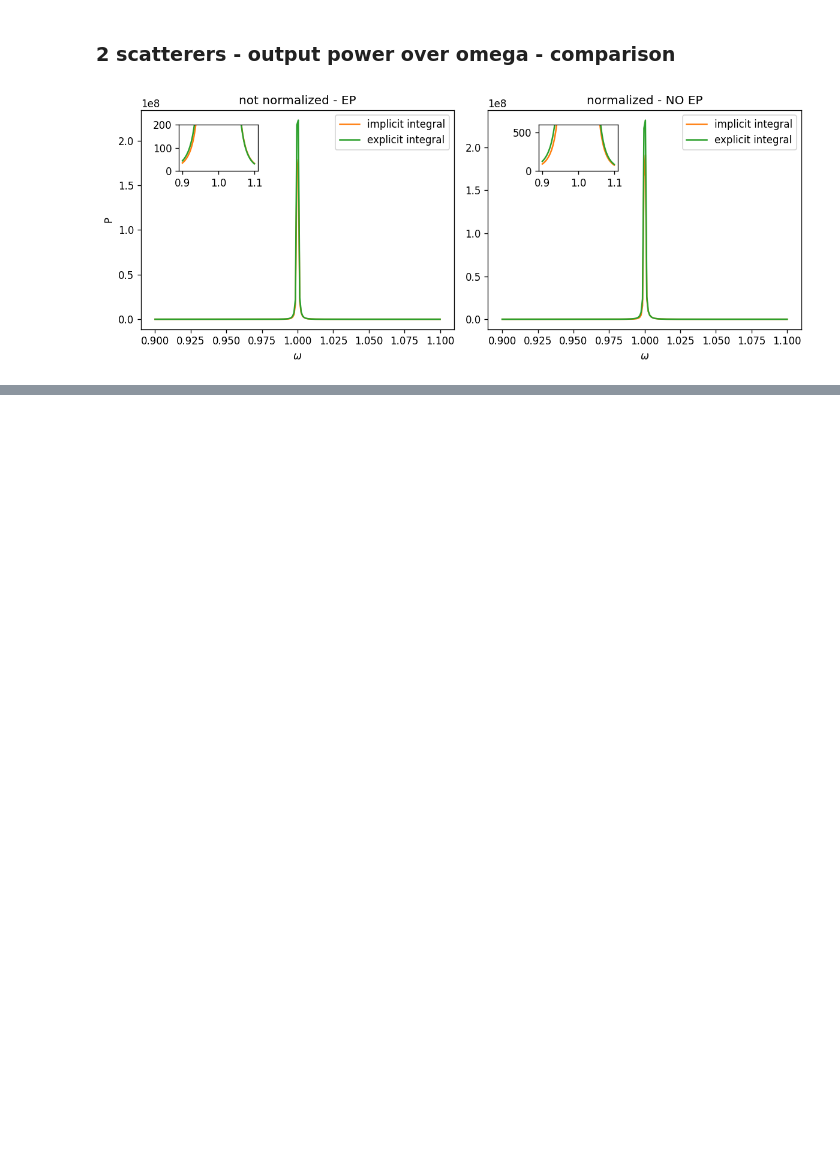
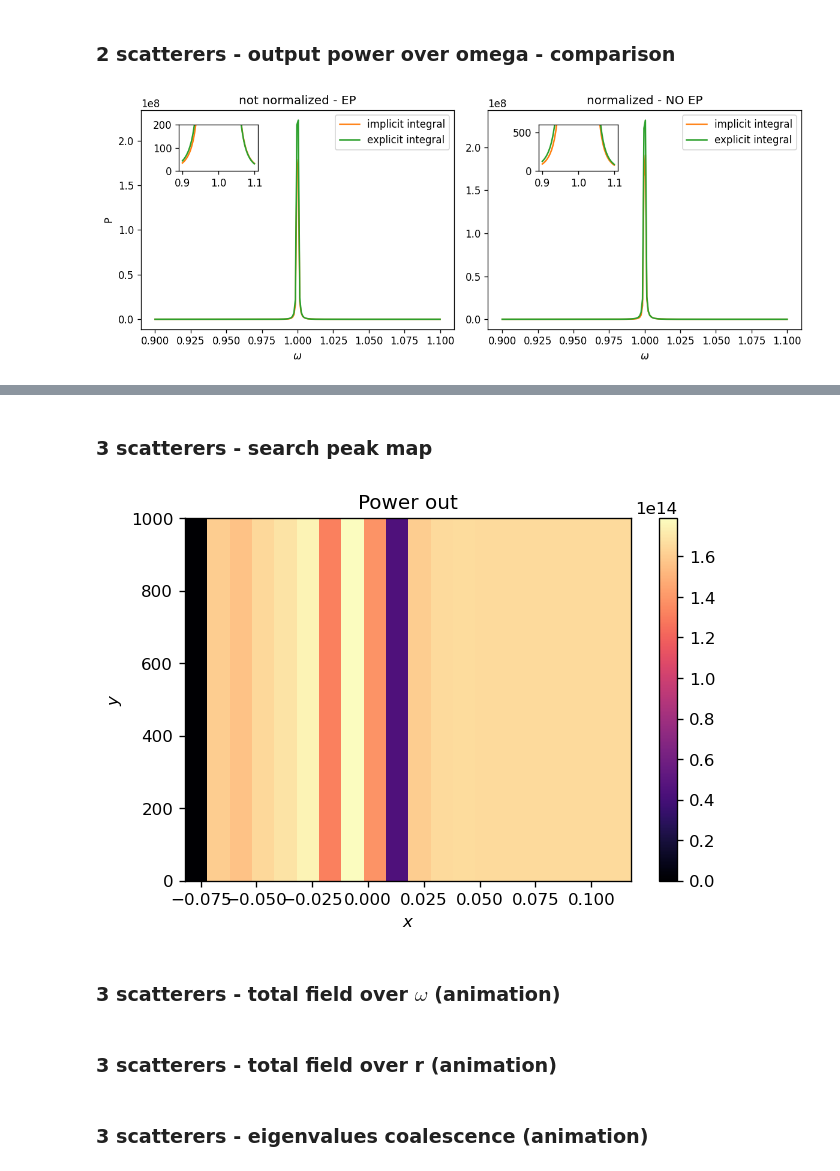
Before and after one commit to mekise/graph-theory-dda, a Jupyter notebook: notebooks/plot.ipynb, the cells around one changed output, grey strips where cells are left out. Cells and saved outputs as stored; diff of their text form; code cells hidden in the pictures; blank space fills up the shorter version.

```diff
--- a/notebooks/plot_2scatt.ipynb
+++ b/notebooks/plot.ipynb
@@ -246,0 +295,27 @@ plt.show()
+# %% [markdown]
+### 3 scatterers - search peak map
+# %%
+fig, ax = plt.subplots(dpi=120)
+plt.gcf().set_facecolor("white") # set white background
+
+xx = searchmap3EP["xx"]
+yy = searchmap3EP["yy"]
+mapp = searchmap3EP["map"]
+
+plt.imshow(mapp,
+           origin="lower",
+           extent=(xx[0], xx[-1], yy[0], yy[-1]),
+           cmap="magma",
+           aspect='auto')
+
+plt.colorbar()
+plt.clim(0, np.max(mapp))
+plt.xlabel("$x$")
+plt.ylabel("$y$")
+plt.title("Power out")
+
+plt.show()
+# %% [output]
+[figure, added]
+# %% [markdown]
+### 3 scatterers - total field over $\omega$ (animation)
@@ -246,0 +362,2 @@ plt.show()
+# %% [markdown]
+### 3 scatterers - total field over r (animation)
@@ -246,0 +404,2 @@ plt.show()
+# %% [markdown]
+### 3 scatterers - eigenvalues coalescence (animation)
```
Also changed, not shown: parts of 12 cells of this notebook, 6 other files.
